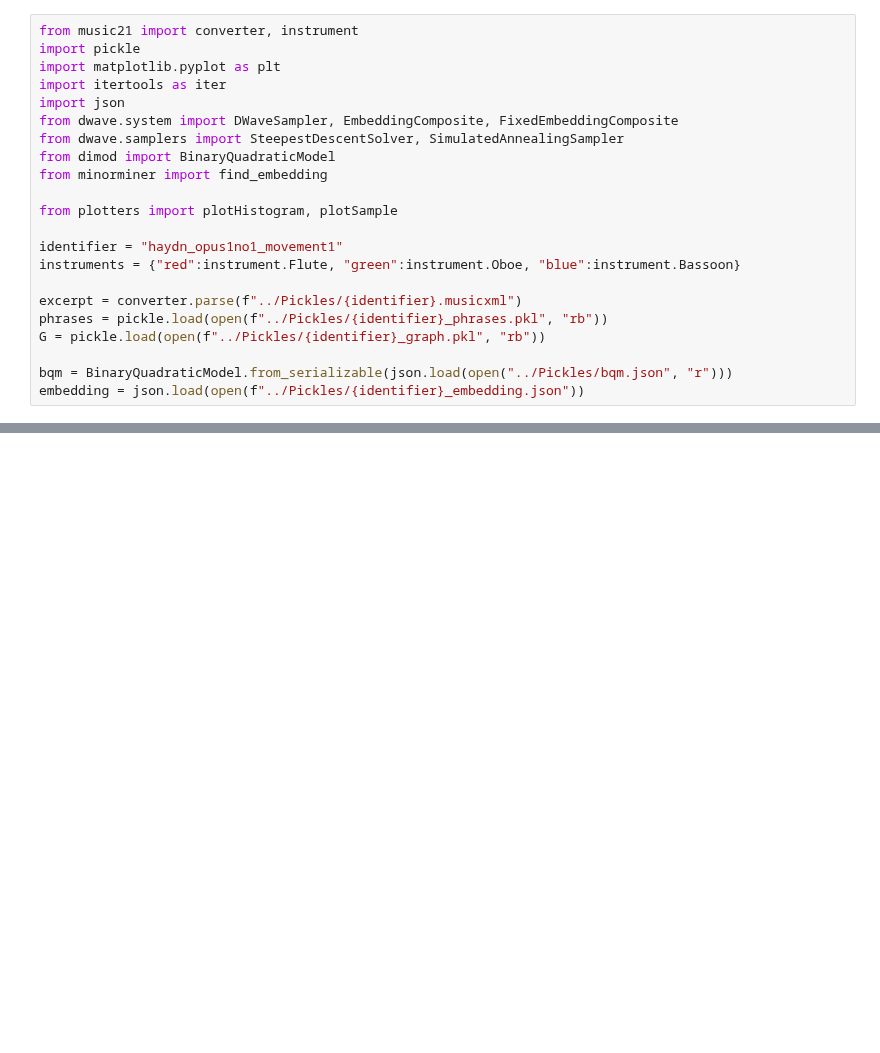
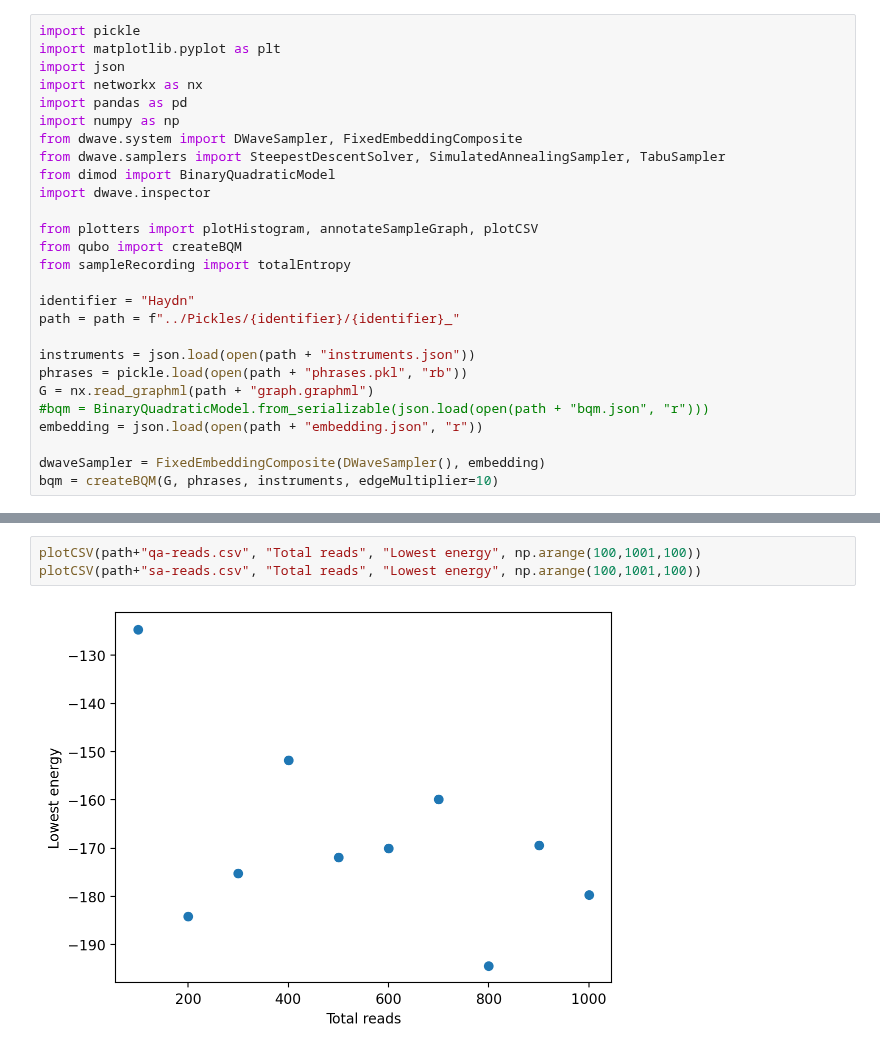
Before and after one commit to KirbyZX/PHYS4213, a Jupyter notebook: Code/CompareToClassical.ipynb, the cells around one changed output, grey strips where cells are left out. Saved outputs shown, nothing was run; the diff lists cells and outputs as text; blank space fills up the shorter version.

```diff
--- a/Code/CompareToClassical.ipynb
+++ b/Code/CompareToClassical.ipynb
@@ -1,22 +1,27 @@
 # %%
-from music21 import converter, instrument
 import pickle
 import matplotlib.pyplot as plt
-import itertools as iter
 import json
-from dwave.system import DWaveSampler, EmbeddingComposite, FixedEmbeddingComposite
-from dwave.samplers import SteepestDescentSolver, SimulatedAnnealingSampler
+import networkx as nx
+import pandas as pd
+import numpy as np
+from dwave.system import DWaveSampler, FixedEmbeddingComposite
+from dwave.samplers import SteepestDescentSolver, SimulatedAnnealingSampler, TabuSampler
 from dimod import BinaryQuadraticModel
-from minorminer import find_embedding
+import dwave.inspector
 
-from plotters import plotHistogram, plotSample
+from plotters import plotHistogram, annotateSampleGraph, plotCSV
+from qubo import createBQM
+from sampleRecording import totalEntropy
 
-identifier = "haydn_opus1no1_movement1"
-instruments = {"red":instrument.Flute, "green":instrument.Oboe, "blue":instrument.Bassoon}
+identifier = "Haydn"
+path = path = f"../Pickles/{identifier}/{identifier}_"
 
-excerpt = converter.parse(f"../Pickles/{identifier}.musicxml")
-phrases = pickle.load(open(f"../Pickles/{identifier}_phrases.pkl", "rb"))
-G = pickle.load(open(f"../Pickles/{identifier}_graph.pkl", "rb"))
+instruments = json.load(open(path + "instruments.json"))
+phrases = pickle.load(open(path + "phrases.pkl", "rb"))
+G = nx.read_graphml(path + "graph.graphml")
+#bqm = BinaryQuadraticModel.from_serializable(json.load(open(path + "bqm.json", "r")))
+embedding = json.load(open(path + "embedding.json", "r"))
 
-bqm = BinaryQuadraticModel.from_serializable(json.load(open("../Pickles/bqm.json", "r")))
-embedding = json.load(open(f"../Pickles/{identifier}_embedding.json"))
+dwaveSampler = FixedEmbeddingComposite(DWaveSampler(), embedding)
+bqm = createBQM(G, phrases, instruments, edgeMultiplier=10)
@@ -73,0 +102,5 @@ with open(f"../Pickles/{identifier}_bqm.json", "w") as f:
+# %%
+plotCSV(path+"qa-reads.csv", "Total reads", "Lowest energy", np.arange(100,1001,100))
+plotCSV(path+"sa-reads.csv", "Total reads", "Lowest energy", np.arange(100,1001,100))
+# %% [output]
+[figure, added]
```
Also changed, not shown: parts of 11 cells of this notebook, 8 other files.
